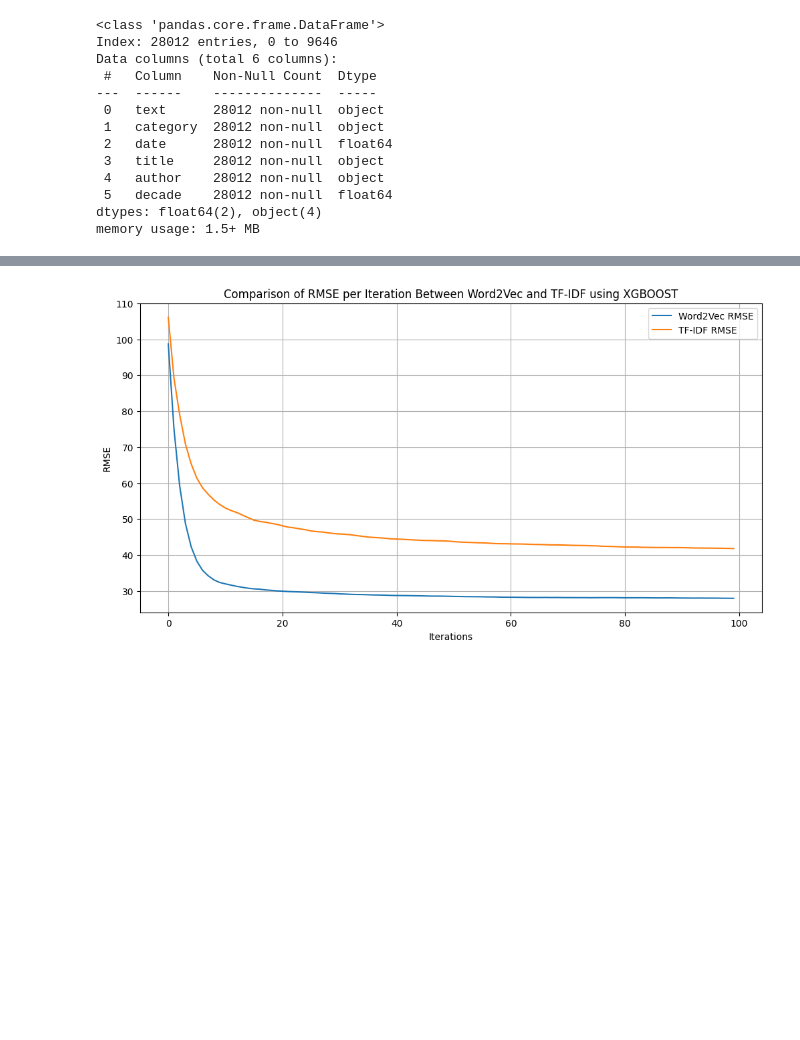
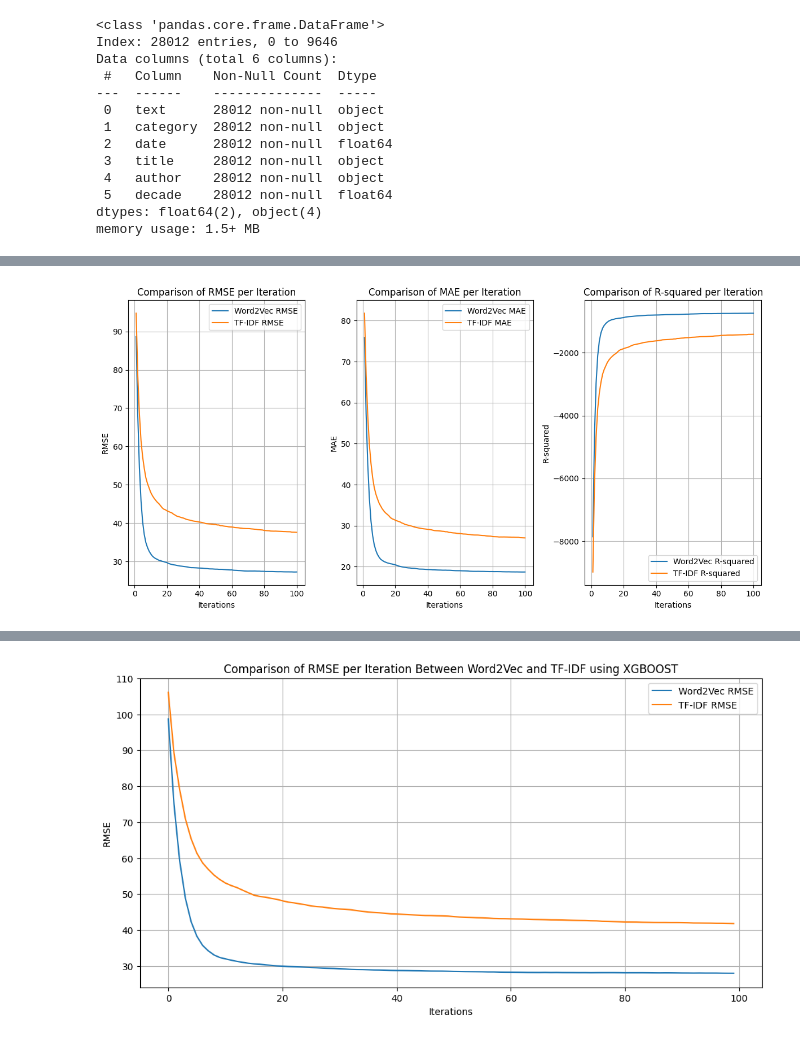
Before and after one commit to blueprintparadise/TextAge, a Jupyter notebook: Data_and_Training.ipynb, the cells around one changed output, grey strips where cells are left out. Drawn from its saved outputs; the diff is of its cells as text; code cells hidden in the pictures; blank space fills up the shorter version.

```diff
--- a/Data_and_Training.ipynb
+++ b/Data_and_Training.ipynb
@@ -601,0 +445,93 @@ plt.show()
+# %%
+import pandas as pd
+from sklearn.model_selection import train_test_split
+from gensim.models import Word2Vec
+from sklearn.feature_extraction.text import TfidfVectorizer
+from xgboost import XGBRegressor
+import numpy as np
+import matplotlib.pyplot as plt
+
+# Split the data into training and testing sets
+train_data, test_data, train_labels, test_labels = train_test_split(
+    df['text'], df['date'], test_size=0.2, random_state=42
+)
+
+# Tokenize the text data for Word2Vec
+tokenized_data = [text.split() for text in train_data]
+
+# Train Word2Vec model
+word2vec_model = Word2Vec(sentences=tokenized_data, vector_size=400, window=9, min_count=1, workers=12)
+
+# Convert text data to Word2Vec embeddings
+def get_text_embedding(text, model):
+    embedding = [model.wv[word] for word in text.split() if word in model.wv]
+    if embedding:
+        return sum(embedding) / len(embedding)
+    else:
+        return np.zeros(400)  # Adjusted to match vector_size
+
+train_text_features_wv = np.array([get_text_embedding(text, word2vec_model) for text in train_data])
+test_text_features_wv = np.array([get_text_embedding(text, word2vec_model) for text in test_data])
+
+# Train and evaluate XGBoost with Word2Vec
+xgb_model_wv = XGBRegressor()
+eval_set_wv = [(test_text_features_wv, test_labels)]
+xgb_model_wv.fit(train_text_features_wv, train_labels, eval_metric=["rmse", "mae", "rmse", "mae"], eval_set=eval_set_wv, verbose=True)
+
+# TF-IDF Vectorization
+tfidf_vectorizer = TfidfVectorizer()
+train_text_features_tfidf = tfidf_vectorizer.fit_transform(train_data)
+test_text_features_tfidf = tfidf_vectorizer.transform(test_data)
+
+# Train and evaluate XGBoost with TF-IDF
+xgb_model_tfidf = XGBRegressor()
+eval_set_tfidf = [(test_text_features_tfidf, test_labels)]
+xgb_model_tfidf.fit(train_text_features_tfidf, train_labels, eval_metric=["rmse", "mae", "rmse", "mae"], eval_set=eval_set_tfidf, verbose=True)
+
+# Get evaluation results for Word2Vec
+results_wv = xgb_model_wv.evals_result()
+rmse_wv = results_wv['validation_0']['rmse']
+mae_wv = results_wv['validation_0']['mae']
+r_squared_wv = [1 - (rmse ** 2) for rmse in rmse_wv]
+epochs_wv = range(1, len(rmse_wv) + 1)
+
+# Get evaluation results for TF-IDF
+results_tfidf = xgb_model_tfidf.evals_result()
+rmse_tfidf = results_tfidf['validation_0']['rmse']
+mae_tfidf = results_tfidf['validation_0']['mae']
+r_squared_tfidf = [1 - (rmse ** 2) for rmse in rmse_tfidf]
+epochs_tfidf = range(1, len(rmse_tfidf) + 1)
+
+# Plot comparison of RMSE, MAE, and R-squared per iteration between Word2Vec and TF-IDF
+plt.figure(figsize=(12, 6))
+
+plt.subplot(1, 3, 1)
+plt.plot(epochs_wv, rmse_wv, label='Word2Vec RMSE')
+plt.plot(epochs_tfidf, rmse_tfidf, label='TF-IDF RMSE')
+plt.xlabel('Iterations')
+plt.ylabel('RMSE')
+plt.title('Comparison of RMSE per Iteration')
+plt.legend()
+plt.grid(True)
+
+plt.subplot(1, 3, 2)
+plt.plot(epochs_wv, mae_wv, label='Word2Vec MAE')
+plt.plot(epochs_tfidf, mae_tfidf, label='TF-IDF MAE')
+plt.xlabel('Iterations')
+plt.ylabel('MAE')
+plt.title('Comparison of MAE per Iteration')
+plt.legend()
+plt.grid(True)
+
+plt.subplot(1, 3, 3)
+plt.plot(epochs_wv, r_squared_wv, label='Word2Vec R-squared')
+plt.plot(epochs_tfidf, r_squared_tfidf, label='TF-IDF R-squared')
+plt.xlabel('Iterations')
+plt.ylabel('R-squared')
+plt.title('Comparison of R-squared per Iteration')
+plt.legend()
+plt.grid(True)
+
+plt.tight_layout()
+plt.show()
+# %% [output]
@@ -601,0 +556 @@ plt.show()
+[figure, added]
```
Also changed, not shown: parts of 50 cells of this notebook.
